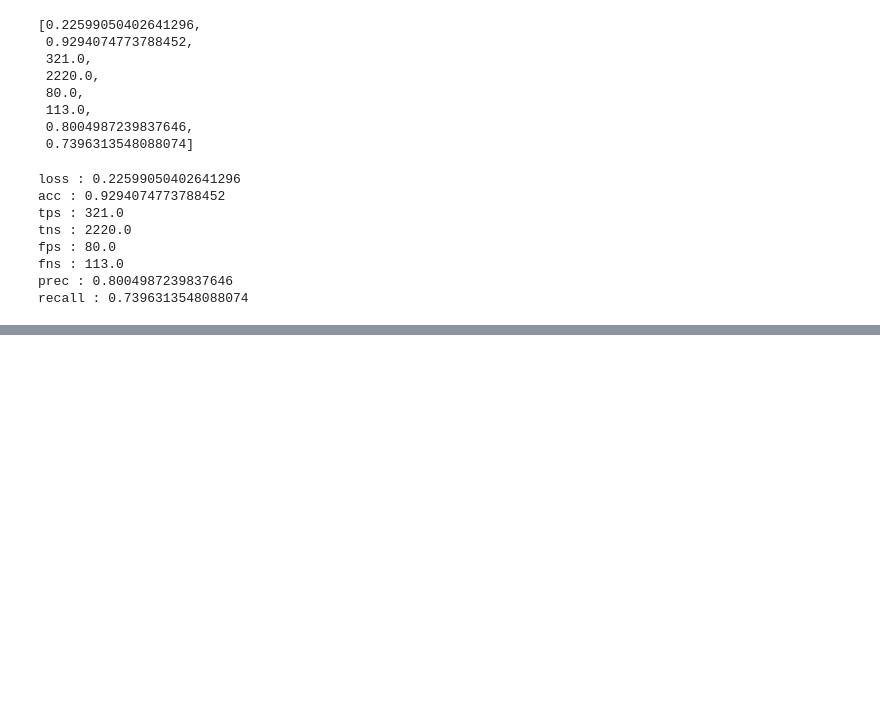
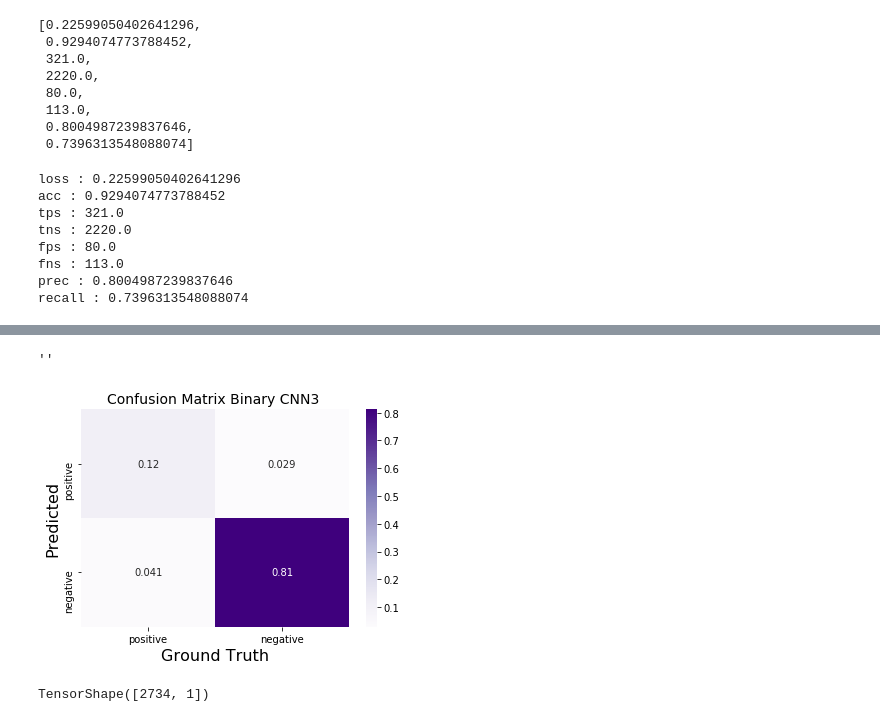
Before and after one commit to Iguanacolossus/Volcanoes-on-Venus, a Jupyter notebook: vov_nb.ipynb, the cells around one changed output, grey strips where cells are left out. Cells and saved outputs as stored; diff of their text form; code cells hidden in the pictures; blank space fills up the shorter version.

```diff
--- a/vov_nb.ipynb
+++ b/vov_nb.ipynb
@@ -339,0 +378,26 @@ model = load_model('model3.h5')
+# %%
+cm2 = [321.0,
+ 2220.0,
+ 80.0,
+ 113.0]
+cm2_labels = ['tps','tns','fps','fns']
+# %%
+import numpy as np
+cm22 = np.array([[321,80],[113,2220]])
+# [[tp,fp],[fn,fn]]
+# %%
+cm_norm = cm22/sum(cm2)
+# %%
+import seaborn as sns
+
+sns.heatmap(cm_norm,annot=True,cmap='Purples')
+plt.xticks([.5,1.5],['positive','negative'])
+plt.xlabel('Ground Truth',size=16)
+plt.yticks([.5,1.5],['positive','negative'])
+plt.ylabel('Predicted',size=16)
+plt.title('Confusion Matrix Binary CNN3 ',size=14)
+plt.savefig('images/cm3.png')
+;
+# %% [output]
+''
+[figure, added]
@@ -339,0 +406,4 @@ model = load_model('model3.h5')
+# %%
+y_probas.shape
+# %% [output]
+TensorShape([2734, 1])
```
Also changed, not shown: parts of 23 cells of this notebook, 3 other files.
